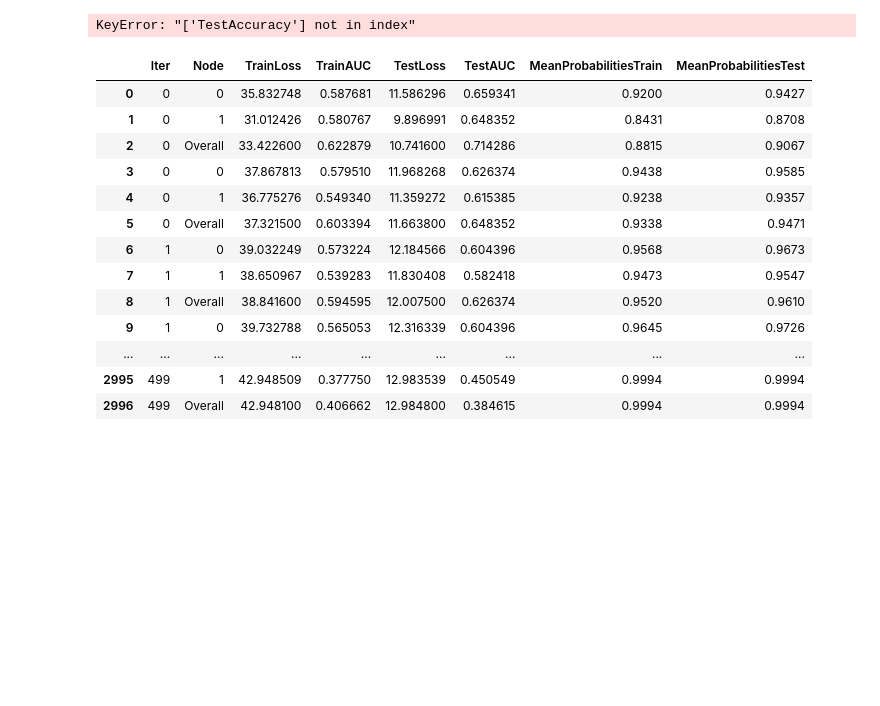
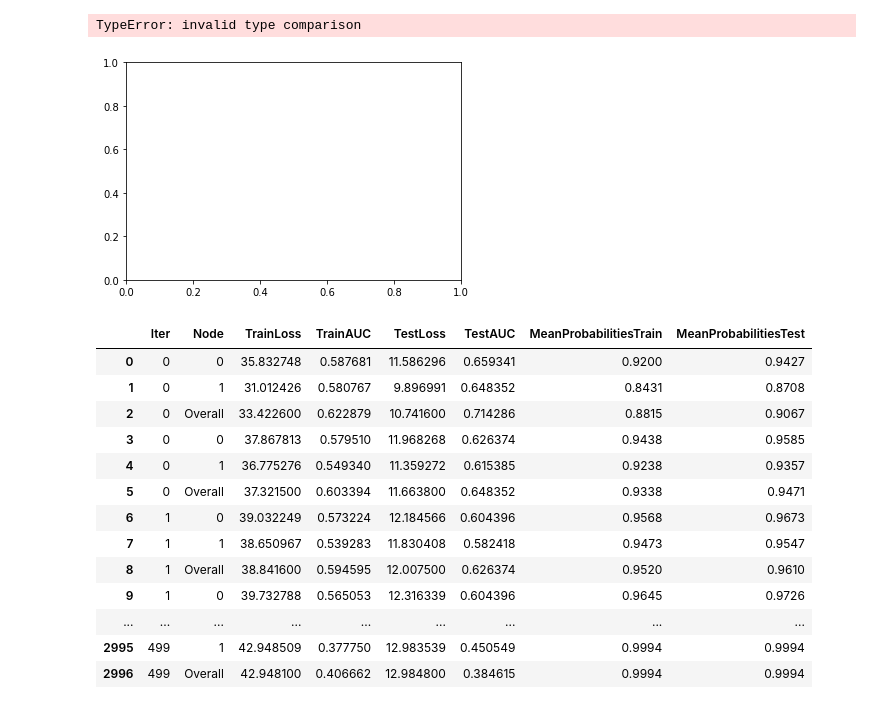
Before and after one commit to nitinnat/consensus-deep-learning, a Jupyter notebook: scripts/AnalyzeResults.ipynb, the cells around one changed output. Cells and saved outputs as stored; diff of their text form; code cells hidden in the pictures; blank space fills up the shorter version.

```diff
--- a/scripts/AnalyzeResults.ipynb
+++ b/scripts/AnalyzeResults.ipynb
@@ -19,3 +37,6 @@ df.plot("Iter", "TrainLoss", ax=ax2)
+# %%
+fig, ax = plt.subplots()
+df_dist[df_dist["Node"] != "Overall"].groupby(["Iter", "Node"]).mean()["TestLoss"].unstack().plot(ax=ax, legend=False)
 # %%
 def plot_results(cent_path, dist_path, legend):
     fig, ax = plt.subplots()
@@ -41,7 +62,7 @@ def plot_results(cent_path, dist_path, legend):
     df_dist[df_dist["Node"] != "Overall"].groupby(["Iter", "Node"]).mean()["TestLoss"].unstack().plot(ax=ax, legend=False)
 
 
-cent_path = "../data/arcene/run1/vpnn_results_temp.csv"
-dist_path = "../dl4j-examples/dl4j-examples/data/mnist/run0/vpnn_results_10_temp.csv"
+cent_path = "../data/arcene/run1/vpnn_results_temp_1.csv"
+dist_path = "../data/arcene/run1/vpnn_results_temp_2.csv"
 plot_results(cent_path,dist_path, True)
 # %% [output]
@@ -50,4 +69,5 @@ plot_results(cent_path,dist_path, True)
-KeyError: "['TestAccuracy'] not in index"
+TypeError: invalid type comparison
+[figure, added]
 # %%
 dist_path = "../data/arcene/run1/vpnn_results_temp.csv"
 df = pd.read_csv(dist_path)
```
Also changed, not shown: parts of 3 cells of this notebook, 7 other files.
